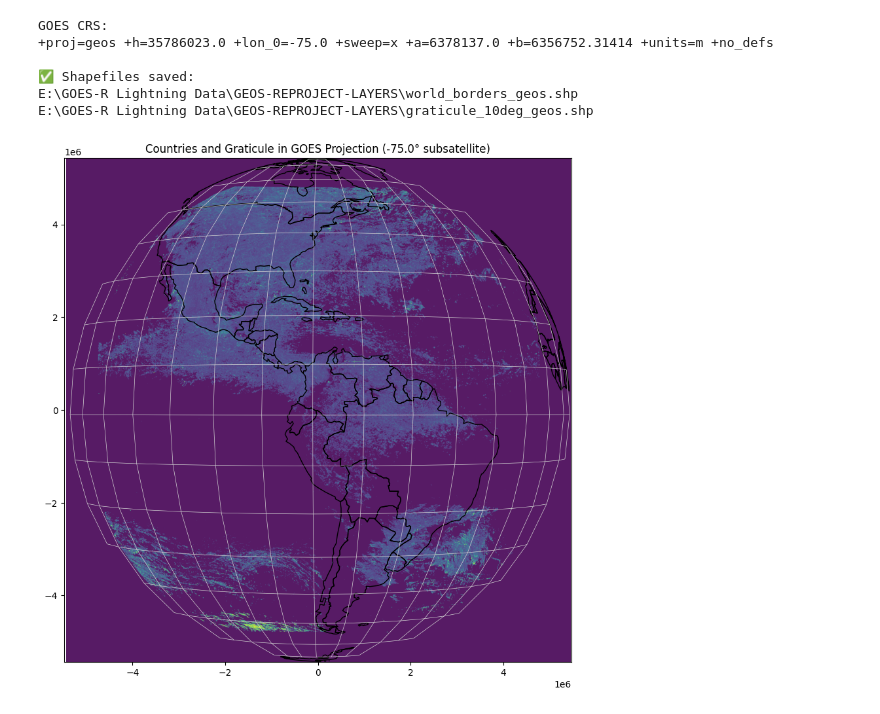
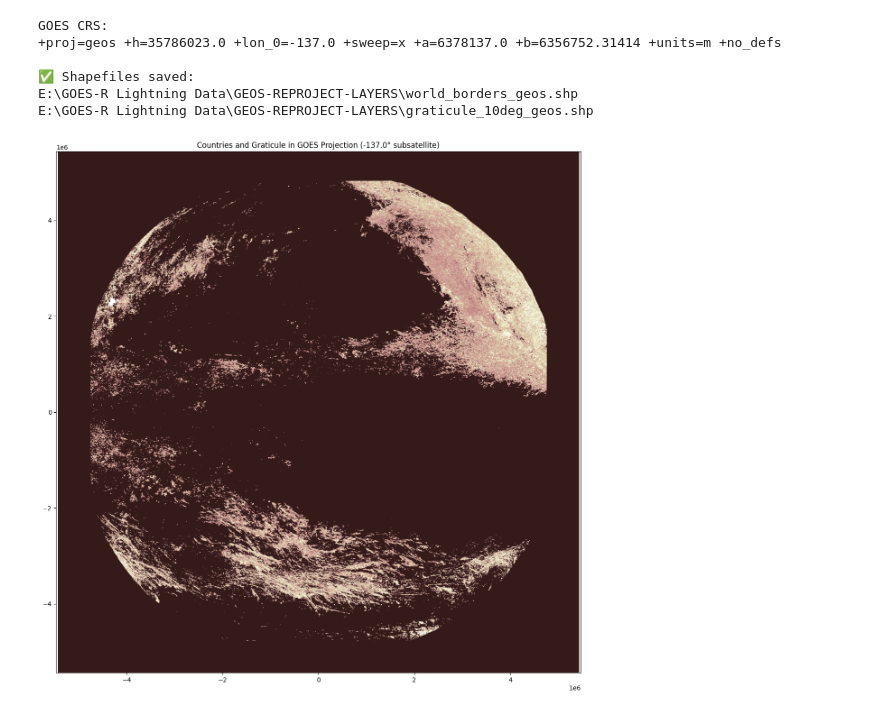
Before and after one commit to m-huff/goes-r-to-geojson, a Jupyter notebook: 09. GlobeAndGraticules.ipynb, the cells around one changed output. Drawn from its saved outputs; the diff is of its cells as text; code cells hidden in the pictures.

Commit message:
Update graticules and countries projector and include outputs

```diff
--- a/09. GlobeAndGraticules.ipynb
+++ b/09. GlobeAndGraticules.ipynb
@@ -11,7 +11,7 @@ from rasterio.plot import show
 # -------------------------------
 # --- USER INPUTS ---------------
 # -------------------------------
-netcdf_path = r"E:\GOES-R Lightning Data\EAST-2025\OR_GLM-L3-GLMF-M6_G19_s202518200040000_e202518200050000_c20251820006050.nc"
+netcdf_path = r"E:\GOES-R Lightning Data\WEST-2025\OR_GLM-L3-GLMF-M6_G18_s202518123590000_e202518200000000_c20251820001000.nc"
 countries_path = r"E:\GOES-R Lightning Data\GEOS-REPROJECT-LAYERS\countries-natural-earth\ne_110m_admin_0_countries.shp"
 output_dir = r"E:\GOES-R Lightning Data\GEOS-REPROJECT-LAYERS"
 grid_spacing = 10  # degrees
@@ -92,37 +92,37 @@ grid_out = os.path.join(output_dir, f"graticule_{grid_spacing}deg_geos.shp")
 
 world_goes.to_file(world_out)
 graticule_goes.to_file(grid_out)
 
 print(f"\n✅ Shapefiles saved:\n{world_out}\n{grid_out}")
 
 # -------------------------------
 # --- 8. Quick plot for verification ---
 # -------------------------------
-fig, ax = plt.subplots(figsize=(10, 10))
-graticule_goes.plot(ax=ax, color='lightgray', linewidth=0.5)
-world_goes.plot(ax=ax, facecolor='none', edgecolor='black', linewidth=1)
+fig, ax = plt.subplots(figsize=(15, 15))
+#graticule_goes.plot(ax=ax, color='lightgray', linewidth=0.5)
+#world_goes.plot(ax=ax, facecolor='none', edgecolor='black', linewidth=1)
 ax.set_title(f"Countries and Graticule in GOES Projection ({lon_0}° subsatellite)")
 
 # --- Paths ---
-raster_path = r"E:\GOES-R Lightning Data\EAST-RASTERS\east_mean_energy_2025_georef.tif"
+raster_path = r"E:\GOES-R Lightning Data\WEST-RASTERS\west_mean_energy_2025_georef.tif"
 
 # --- 1. Open the raster ---
 with rasterio.open(raster_path) as src:
     raster_data = src.read(1)  # single band
     raster_extent = (
         src.bounds.left, src.bounds.right,
         src.bounds.bottom, src.bounds.top
     )
 
-show(raster_data, extent=raster_extent, ax=ax, cmap='viridis', alpha=0.9)
+show(raster_data, extent=raster_extent, ax=ax, cmap='pink', alpha=0.9)
 
 plt.axis('equal')
 plt.show()
 # %% [output]
 GOES CRS:
-+proj=geos +h=35786023.0 +lon_0=-75.0 +sweep=x +a=6378137.0 +b=6356752.31414 +units=m +no_defs
++proj=geos +h=35786023.0 +lon_0=-137.0 +sweep=x +a=6378137.0 +b=6356752.31414 +units=m +no_defs
 
 ✅ Shapefiles saved:
 E:\GOES-R Lightning Data\GEOS-REPROJECT-LAYERS\world_borders_geos.shp
 E:\GOES-R Lightning Data\GEOS-REPROJECT-LAYERS\graticule_10deg_geos.shp
-[figure, old version]
+[figure, new version]
```
Also changed, not shown: 2 other files.
